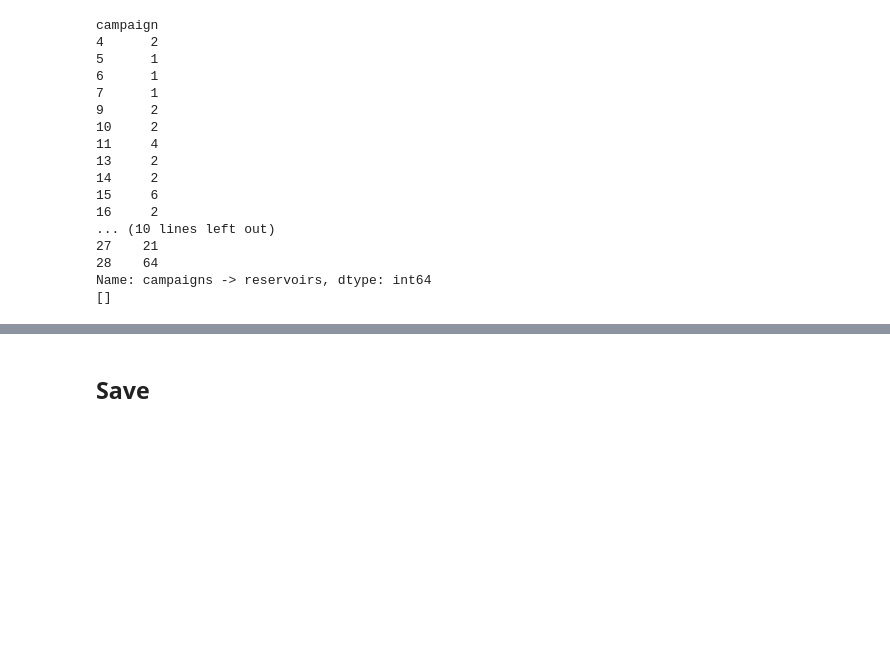
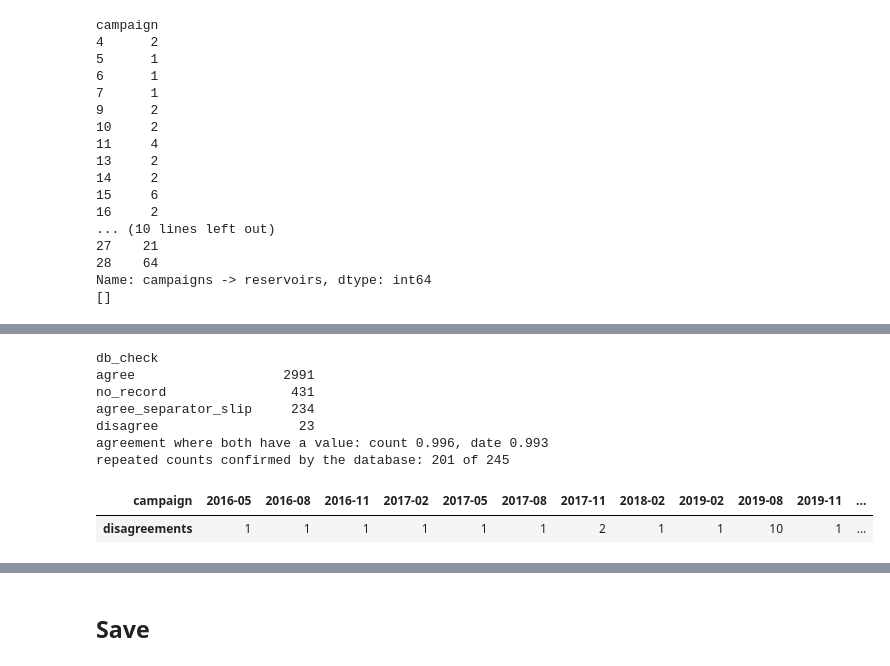
Before and after one commit to FilipeM7S/alerta-acude, a Jupyter notebook: notebooks/01_ground_truth.ipynb, the cells around one changed output, grey strips where cells are left out. Cells and saved outputs as stored; diff of their text form; code cells hidden in the pictures; blank space fills up the shorter version.

```diff
--- a/notebooks/01_ground_truth.ipynb
+++ b/notebooks/01_ground_truth.ipynb
@@ -261,0 +272,30 @@ Name: campaigns -> reservoirs, dtype: int64
+# %%
+from fetch_hidro import load_db_records
+import numpy as np
+
+db = load_db_records(PROCESSED.parent.parent)
+m = samples.merge(db, on=["reservoir", "campaign"], how="left")
+has = m["date_db"].notna()
+date_differs = has & (m["date"] != m["date_db"])
+both = has & m["cyano"].notna() & m["cyano_db"].notna()
+same = np.isclose(m["cyano"].fillna(0), m["cyano_db"].fillna(0), rtol=1e-4, atol=0.5)
+ratio = m["cyano"] / m["cyano_db"].replace(0, np.nan)
+separator_slip = np.isclose(ratio, 1e3, rtol=1e-3) | np.isclose(ratio, 1e6, rtol=1e-3)
+count_differs = both & ~same & ~separator_slip
+samples["db_check"] = np.where(~has, "no_record", np.where(date_differs | count_differs, "disagree",
+                               np.where(both & separator_slip, "agree_separator_slip", "agree")))
+print(samples["db_check"].value_counts().to_string())
+print(f"agreement where both have a value: count {1 - count_differs[both].mean():.3f}, date {1 - date_differs[has].mean():.3f}")
+rep = samples["qc_flag"].str.contains("cyano_repeated")
+print(f"repeated counts confirmed by the database: {(rep & (samples['db_check'] == 'agree')).sum()} of {rep.sum()}")
+samples[samples["db_check"] == "disagree"].groupby("campaign").size().rename("disagreements").to_frame().T
+# %% [output]
+db_check
+agree                   2991
+no_record                431
+agree_separator_slip     234
+disagree                  23
+agreement where both have a value: count 0.996, date 0.993
+repeated counts confirmed by the database: 201 of 245
+| campaign | 2016-05 | 2016-08 | 2016-11 | 2017-02 | 2017-05 | 2017-08 | 2017-11 | 2018-02 | 2019-02 | 2019-08 | 2019-11 | ... |
+| disagreements | 1 | 1 | 1 | 1 | 1 | 1 | 2 | 1 | 1 | 10 | 1 | ... |
```
Also changed, not shown: parts of 5 cells of this notebook, 2 other files.
